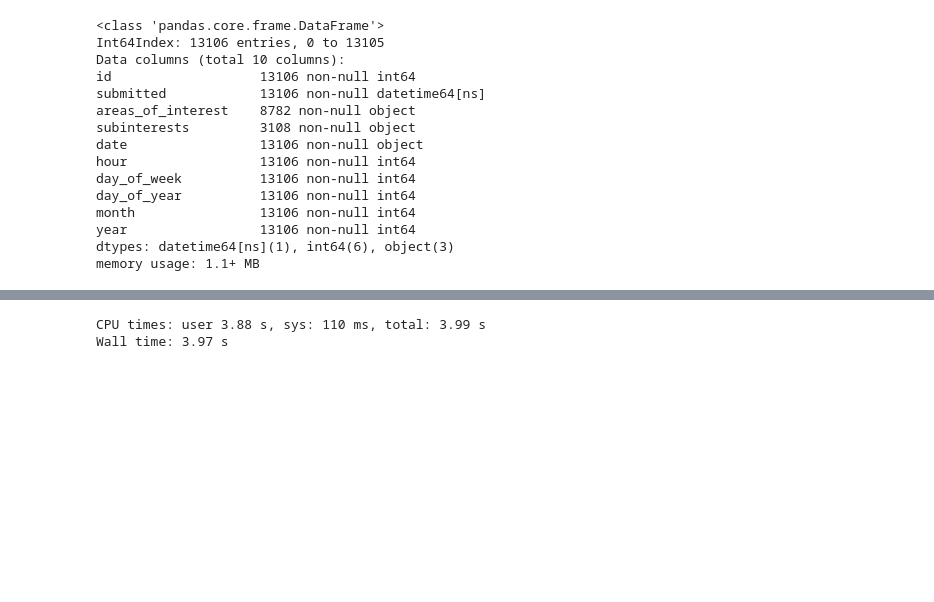
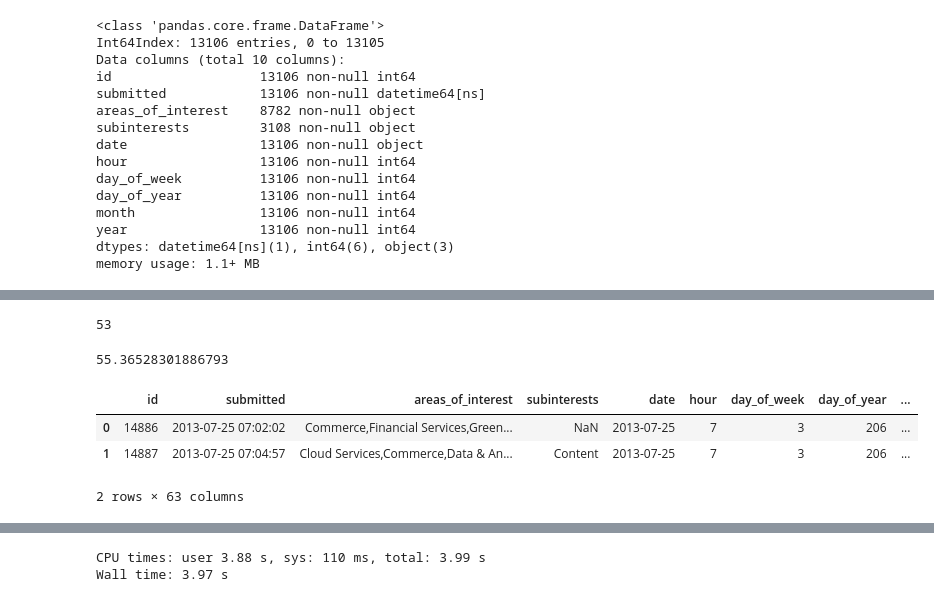
Before and after one commit to dav1dfeldman/DAT_SF_11, a Jupyter notebook: FounderDating2.ipynb, the cells around one changed output, grey strips where cells are left out. Drawn from its saved outputs; the diff is of its cells as text; code cells hidden in the pictures; blank space fills up the shorter version.

```diff
--- a/FounderDating2.ipynb
+++ b/FounderDating2.ipynb
@@ -125,0 +118,6 @@ for i in ['areas_of_interest', 'subinterests']:
+# %%
+test_df = df[:1]
+# %%
+%%time
+for cat in categories:
+    test_df[cat] = 0
@@ -125,0 +127,15 @@ for i in ['areas_of_interest', 'subinterests']:
+# %%
+len(categories)
+# %% [output]
+53
+# %%
+(1.56/53)*1881
+# %% [output]
+55.36528301886793
+# %%
+test_df.head(2)
+# %% [output]
+|  | id | submitted | areas_of_interest | subinterests | date | hour | day_of_week | day_of_year | ... |
+| 0 | 14886 | 2013-07-25 07:02:02 | Commerce,Financial Services,Green... | NaN | 2013-07-25 | 7 | 3 | 206 | ... |
+| 1 | 14887 | 2013-07-25 07:04:57 | Cloud Services,Commerce,Data & An... | Content | 2013-07-25 | 7 | 3 | 206 | ... |
+2 rows × 63 columns
```
Also changed, not shown: parts of 6 cells of this notebook.
